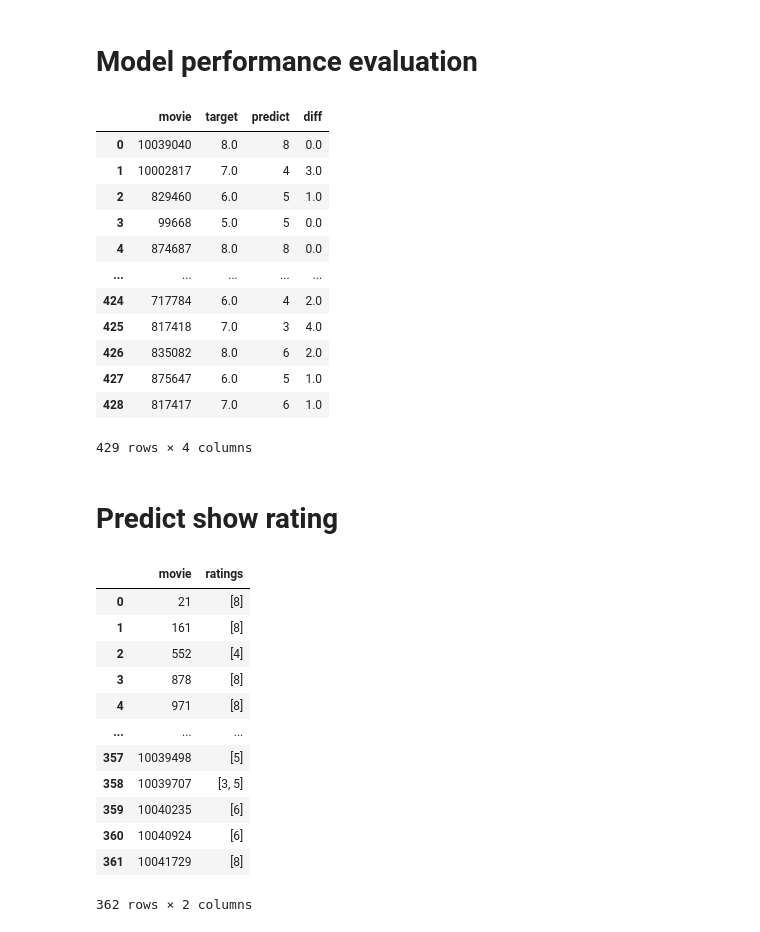
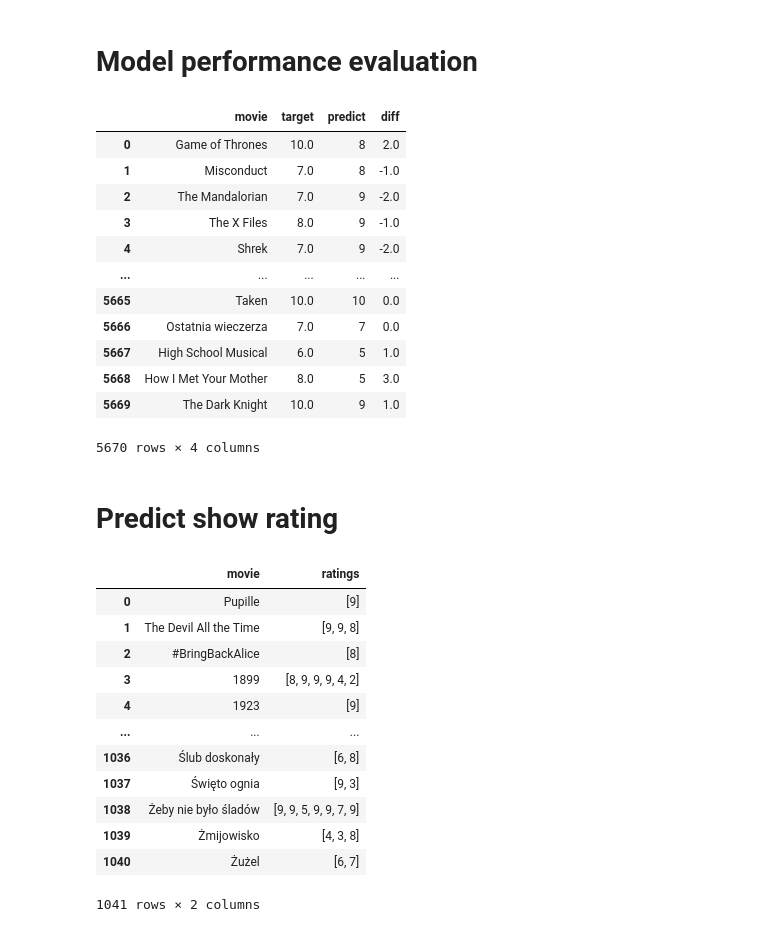
Before and after one commit to Michal299/mm-review-based-rate-ai, a Jupyter notebook: model-training/predict_show_rating_notebook_collab.ipynb, the cells around one changed output. Drawn from its saved outputs; the diff is of its cells as text; code cells hidden in the pictures.

Commit message:
Change show_id to title in test_input.csv

```diff
--- a/model-training/predict_show_rating_notebook_collab.ipynb
+++ b/model-training/predict_show_rating_notebook_collab.ipynb
@@ -72,7 +72,7 @@ class HerbertRegressionModel(nn.Module):
         return self.regressor(outputs)
 
 model = HerbertRegressionModel()
-model_path = "/content/drive/MyDrive/University/S9/mm-review-based-rate-ai/model_2024_01_12_19_28_25"
+model_path = "/content/drive/MyDrive/University/S9/mm-review-based-rate-ai/model_2024_01_25_08_34_29"
 model.load_state_dict(torch.load(model_path))
 model.to(device=device)
 # %% [output]
@@ -116,23 +116,23 @@ y_predicted = predict_rating(model, dataloader=test_dataloader)
 # %%
 y_test = list(map(lambda x: float(x[0]), y_test.tolist()))
 # %%
-results_summary = pd.DataFrame({'movie': test_input['show_id'], 'target': y_test, 'predict': y_predicted})
+results_summary = pd.DataFrame({'movie': test_input['title'], 'target': y_test, 'predict': y_predicted})
 results_summary['diff'] = results_summary['target'] - results_summary['predict']
 results_summary
 # %% [output]
 |  | movie | target | predict | diff |
-| 0 | 10039040 | 8.0 | 8 | 0.0 |
-| 1 | 10002817 | 7.0 | 4 | 3.0 |
-| 2 | 829460 | 6.0 | 5 | 1.0 |
-| 3 | 99668 | 5.0 | 5 | 0.0 |
-| 4 | 874687 | 8.0 | 8 | 0.0 |
+| 0 | Game of Thrones | 10.0 | 8 | 2.0 |
+| 1 | Misconduct | 7.0 | 8 | -1.0 |
+| 2 | The Mandalorian | 7.0 | 9 | -2.0 |
+| 3 | The X Files | 8.0 | 9 | -1.0 |
+| 4 | Shrek | 7.0 | 9 | -2.0 |
 | ... | ... | ... | ... | ... |
-| 424 | 717784 | 6.0 | 4 | 2.0 |
-| 425 | 817418 | 7.0 | 3 | 4.0 |
-| 426 | 835082 | 8.0 | 6 | 2.0 |
-| 427 | 875647 | 6.0 | 5 | 1.0 |
-| 428 | 817417 | 7.0 | 6 | 1.0 |
+| 5665 | Taken | 10.0 | 10 | 0.0 |
+| 5666 | Ostatnia wieczerza | 7.0 | 7 | 0.0 |
+| 5667 | High School Musical | 6.0 | 5 | 1.0 |
+| 5668 | How I Met Your Mother | 8.0 | 5 | 3.0 |
+| 5669 | The Dark Knight | 10.0 | 9 | 1.0 |
-429 rows × 4 columns
+5670 rows × 4 columns
 # %% [markdown]
 # Predict show rating
 # %%
@@ -140,18 +140,18 @@ movie_ratings = results_summary.groupby('movie')['predict'].apply(list).reset_in
 movie_ratings
 # %% [output]
 |  | movie | ratings |
-| 0 | 21 | [8] |
-| 1 | 161 | [8] |
-| 2 | 552 | [4] |
-| 3 | 878 | [8] |
-| 4 | 971 | [8] |
+| 0 | Pupille | [9] |
+| 1 | The Devil All the Time | [9, 9, 8] |
+| 2 | #BringBackAlice | [8] |
+| 3 | 1899 | [8, 9, 9, 9, 4, 2] |
+| 4 | 1923 | [9] |
 | ... | ... | ... |
-| 357 | 10039498 | [5] |
-| 358 | 10039707 | [3, 5] |
-| 359 | 10040235 | [6] |
-| 360 | 10040924 | [6] |
-| 361 | 10041729 | [8] |
+| 1036 | Ślub doskonały | [6, 8] |
+| 1037 | Święto ognia | [9, 3] |
+| 1038 | Żeby nie było śladów | [9, 9, 5, 9, 9, 7, 9] |
+| 1039 | Żmijowisko | [4, 3, 8] |
+| 1040 | Żużel | [6, 7] |
-362 rows × 2 columns
+1041 rows × 2 columns
 # %%
 from statistics import mean
 
```
Also changed, not shown: parts of 1 cell of this notebook.
